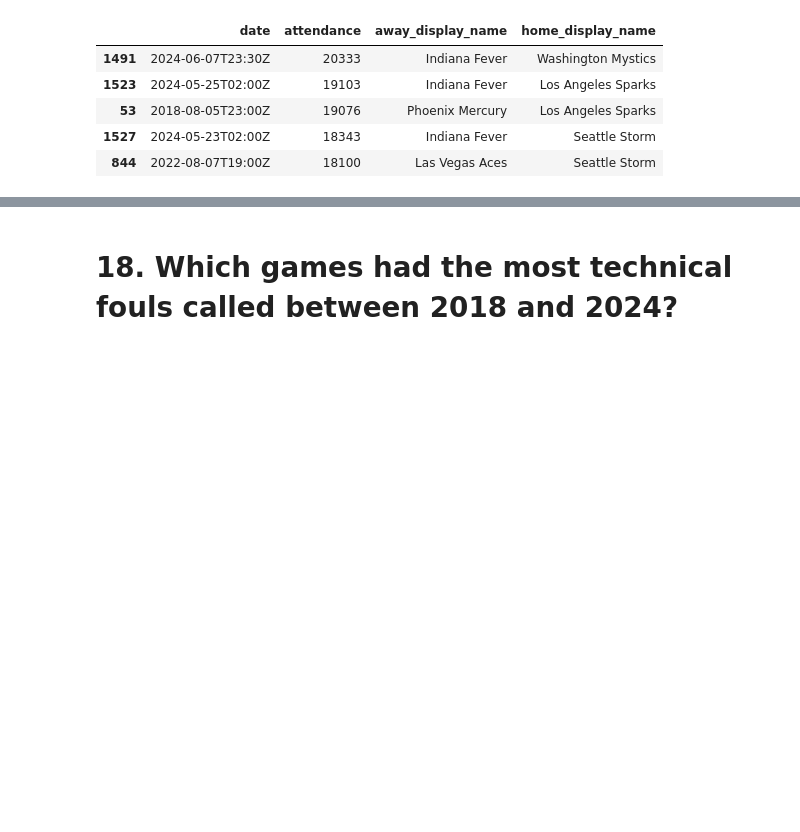
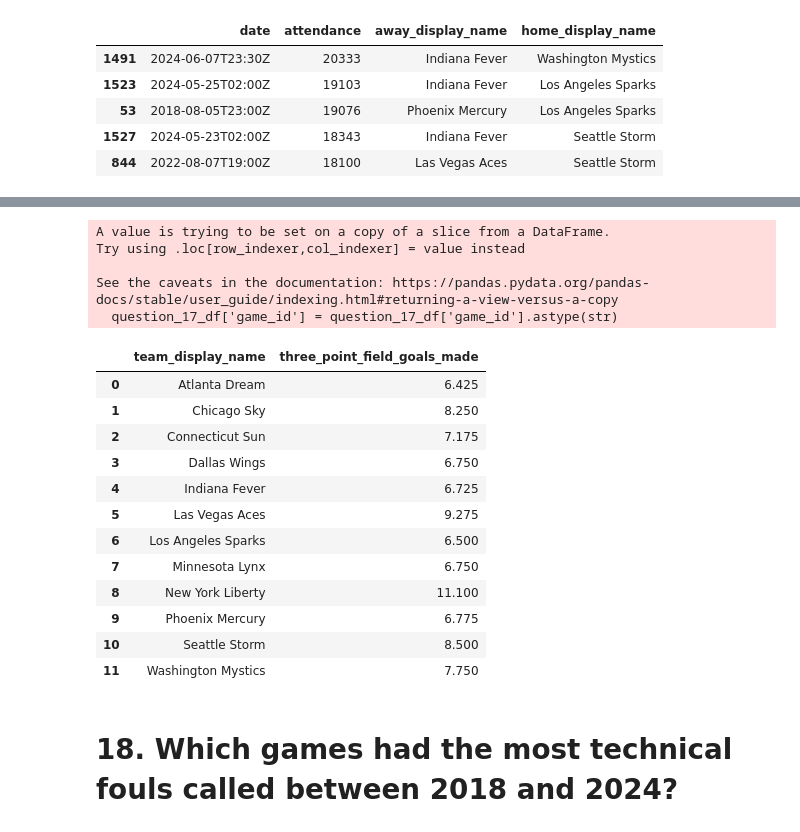
Before and after one commit to MIDS2024-Capstone-HoopIQ/project, a Jupyter notebook: test_questions_answers.ipynb, the cells around one changed output, grey strips where cells are left out. Drawn from its saved outputs; the diff is of its cells as text; code cells hidden in the pictures; blank space fills up the shorter version.

```diff
--- a/test_questions_answers.ipynb
+++ b/test_questions_answers.ipynb
@@ -310,3 +434,35 @@ question_16_df.head()
+# %%
+question_17_df = team_box_2023_df[['team_display_name', 'three_point_field_goals_made', 'game_id']]
+
+question_17_games = schedule_2023_df[['id','type_abbreviation']].where(schedule_2023_df.type_abbreviation == 'STD').dropna().reset_index(drop=True)
+question_17_games['game_id'] = question_17_games['id'].astype(str).str[0:9]
+question_17_df['game_id'] = question_17_df['game_id'].astype(str)
+
+question_17_games
+# Join the DataFrame with specified suffixes to avoid column overlap
+question_17_df = question_17_df.join(question_17_games.set_index('game_id'), on='game_id', how='inner', lsuffix='_team', rsuffix='_game')
+
+question_17_df = question_17_df.groupby('team_display_name', as_index=False)['three_point_field_goals_made'].mean()
+display(question_17_df)
+# %% [output]
+A value is trying to be set on a copy of a slice from a DataFrame.
+Try using .loc[row_indexer,col_indexer] = value instead
+
+See the caveats in the documentation: https://pandas.pydata.org/pandas-docs/stable/user_guide/indexing.html#returning-a-view-versus-a-copy
+  question_17_df['game_id'] = question_17_df['game_id'].astype(str)
+|  | team_display_name | three_point_field_goals_made |
+| 0 | Atlanta Dream | 6.425 |
+| 1 | Chicago Sky | 8.250 |
+| 2 | Connecticut Sun | 7.175 |
+| 3 | Dallas Wings | 6.750 |
+| 4 | Indiana Fever | 6.725 |
+| 5 | Las Vegas Aces | 9.275 |
+| 6 | Los Angeles Sparks | 6.500 |
+| 7 | Minnesota Lynx | 6.750 |
+| 8 | New York Liberty | 11.100 |
+| 9 | Phoenix Mercury | 6.775 |
+| 10 | Seattle Storm | 8.500 |
+| 11 | Washington Mystics | 7.750 |
 # %% [markdown]
 # 18. Which games had the most technical fouls called between 2018 and 2024?
 # %%
```
Also changed, not shown: parts of 43 cells of this notebook.
